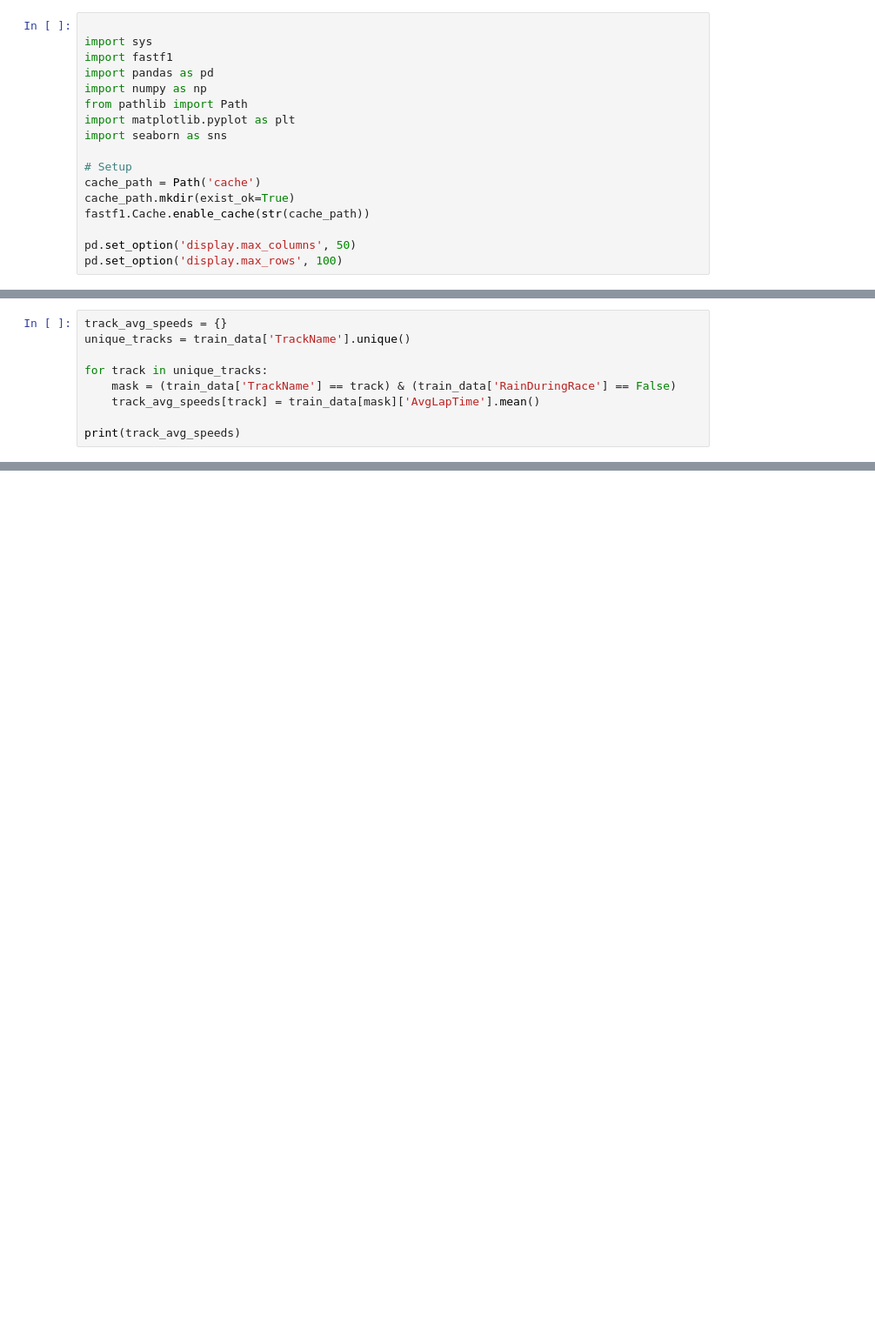
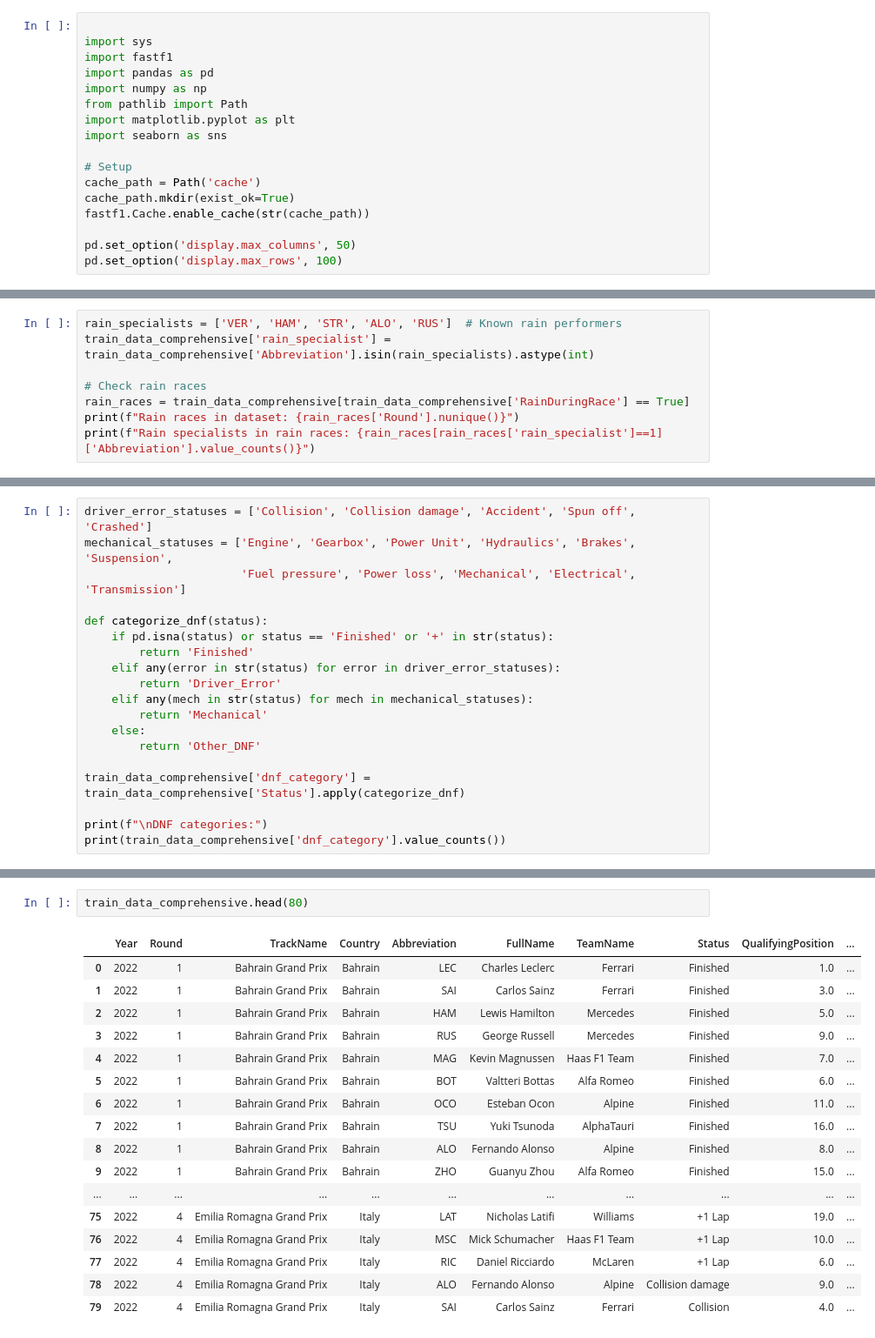
Before and after one commit to avenky72/F1-Predictor, a Jupyter notebook: notebooks/check_data.ipynb, the cells around one changed output, grey strips where cells are left out. Shown at 87% size. Cells and saved outputs as stored; diff of their text form; blank space fills up the shorter version.

```diff
--- a/notebooks/check_data.ipynb
+++ b/notebooks/check_data.ipynb
@@ -294,9 +24,0 @@ train_data.dtypes
-# %%
-track_avg_speeds = {}
-unique_tracks = train_data['TrackName'].unique()
-
-for track in unique_tracks:
-    mask = (train_data['TrackName'] == track) & (train_data['RainDuringRace'] == False)
-    track_avg_speeds[track] = train_data[mask]['AvgLapTime'].mean()
-
-print(track_avg_speeds)
@@ -428,0 +873,8 @@ print(train_data[train_data['RainDuringRace'] == True][['Abbreviation', 'rain_sp
+# %%
+rain_specialists = ['VER', 'HAM', 'STR', 'ALO', 'RUS']  # Known rain performers
+train_data_comprehensive['rain_specialist'] = train_data_comprehensive['Abbreviation'].isin(rain_specialists).astype(int)
+
+# Check rain races
+rain_races = train_data_comprehensive[train_data_comprehensive['RainDuringRace'] == True]
+print(f"Rain races in dataset: {rain_races['Round'].nunique()}")
+print(f"Rain specialists in rain races: {rain_races[rain_races['rain_specialist']==1]['Abbreviation'].value_counts()}")
@@ -470,0 +906,19 @@ print(xgb.__version__)
+# %%
+driver_error_statuses = ['Collision', 'Collision damage', 'Accident', 'Spun off', 'Crashed']
+mechanical_statuses = ['Engine', 'Gearbox', 'Power Unit', 'Hydraulics', 'Brakes', 'Suspension',
+                       'Fuel pressure', 'Power loss', 'Mechanical', 'Electrical', 'Transmission']
+
+def categorize_dnf(status):
+    if pd.isna(status) or status == 'Finished' or '+' in str(status):
+        return 'Finished'
+    elif any(error in str(status) for error in driver_error_statuses):
+        return 'Driver_Error'
+    elif any(mech in str(status) for mech in mechanical_statuses):
+        return 'Mechanical'
+    else:
+        return 'Other_DNF'
+
+train_data_comprehensive['dnf_category'] = train_data_comprehensive['Status'].apply(categorize_dnf)
+
+print(f"\nDNF categories:")
+print(train_data_comprehensive['dnf_category'].value_counts())
@@ -470,0 +933,20 @@ print(xgb.__version__)
+# %%
+train_data_comprehensive.head(80)
+# %% [output]
+|  | Year | Round | TrackName | Country | Abbreviation | FullName | TeamName | Status | QualifyingPosition | ... |
+| 0 | 2022 | 1 | Bahrain Grand Prix | Bahrain | LEC | Charles Leclerc | Ferrari | Finished | 1.0 | ... |
+| 1 | 2022 | 1 | Bahrain Grand Prix | Bahrain | SAI | Carlos Sainz | Ferrari | Finished | 3.0 | ... |
+| 2 | 2022 | 1 | Bahrain Grand Prix | Bahrain | HAM | Lewis Hamilton | Mercedes | Finished | 5.0 | ... |
+| 3 | 2022 | 1 | Bahrain Grand Prix | Bahrain | RUS | George Russell | Mercedes | Finished | 9.0 | ... |
+| 4 | 2022 | 1 | Bahrain Grand Prix | Bahrain | MAG | Kevin Magnussen | Haas F1 Team | Finished | 7.0 | ... |
+| 5 | 2022 | 1 | Bahrain Grand Prix | Bahrain | BOT | Valtteri Bottas | Alfa Romeo | Finished | 6.0 | ... |
+| 6 | 2022 | 1 | Bahrain Grand Prix | Bahrain | OCO | Esteban Ocon | Alpine | Finished | 11.0 | ... |
+| 7 | 2022 | 1 | Bahrain Grand Prix | Bahrain | TSU | Yuki Tsunoda | AlphaTauri | Finished | 16.0 | ... |
+| 8 | 2022 | 1 | Bahrain Grand Prix | Bahrain | ALO | Fernando Alonso | Alpine | Finished | 8.0 | ... |
+| 9 | 2022 | 1 | Bahrain Grand Prix | Bahrain | ZHO | Guanyu Zhou | Alfa Romeo | Finished | 15.0 | ... |
+| ... | ... | ... | ... | ... | ... | ... | ... | ... | ... | ... |
+| 75 | 2022 | 4 | Emilia Romagna Grand Prix | Italy | LAT | Nicholas Latifi | Williams | +1 Lap | 19.0 | ... |
+| 76 | 2022 | 4 | Emilia Romagna Grand Prix | Italy | MSC | Mick Schumacher | Haas F1 Team | +1 Lap | 10.0 | ... |
+| 77 | 2022 | 4 | Emilia Romagna Grand Prix | Italy | RIC | Daniel Ricciardo | McLaren | +1 Lap | 6.0 | ... |
+| 78 | 2022 | 4 | Emilia Romagna Grand Prix | Italy | ALO | Fernando Alonso | Alpine | Collision damage | 9.0 | ... |
+| 79 | 2022 | 4 | Emilia Romagna Grand Prix | Italy | SAI | Carlos Sainz | Ferrari | Collision | 4.0 | ... |
```
Also changed, not shown: parts of 32 cells of this notebook.
